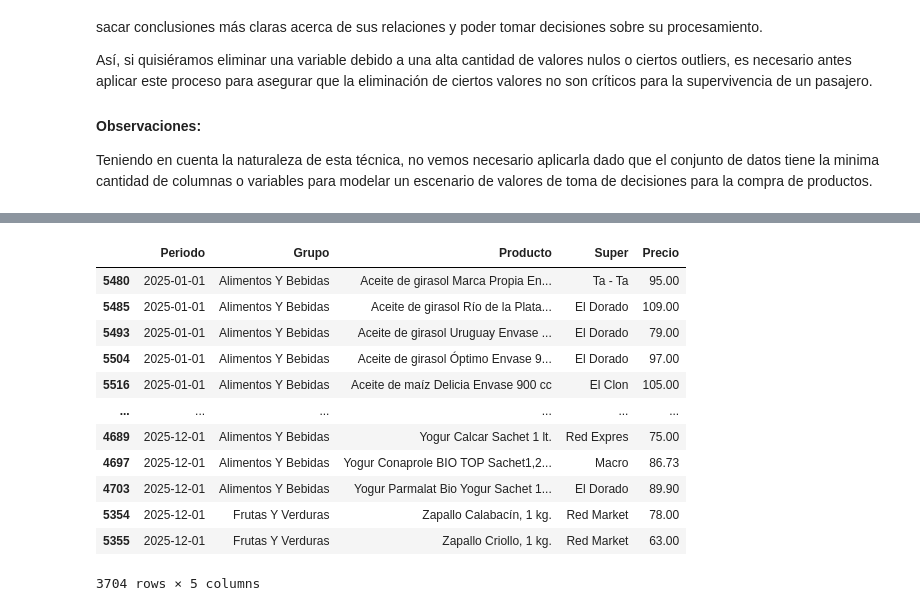
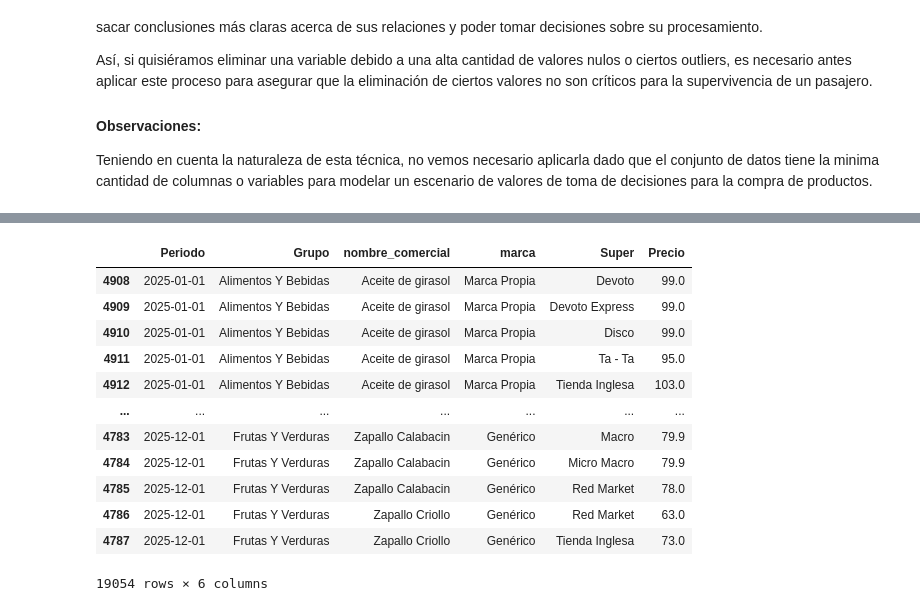
Before and after one commit to magnadata/ucu-python-4-data-analysis-project, a Jupyter notebook: notebooks/practice.ipynb, the cells around one changed output, grey strips where cells are left out. Saved outputs shown, nothing was run; the diff lists cells and outputs as text; code cells hidden in the pictures.

```diff
--- a/notebooks/practice.ipynb
+++ b/notebooks/practice.ipynb
@@ -479,3 +583,10 @@ df
 # df_unico_productos_precios_depurados.csv + mapa_productos_extraidos_canasta.csv
 
 df.to_csv("../data/processed/df_precios_depurado_enriquecido.csv", index=False, encoding="utf-8-sig", sep=";")
+# %%
+# restarurar el dataframe de precios depurado enriquecido
+df = pd.read_csv("../data/processed/df_precios_depurado_enriquecido.csv",sep=";",encoding="utf-8-sig")
+
+df['Periodo'] = pd.to_datetime(df['Periodo'], format="%Y-%m-%d", errors="raise")
+
+df.info()
@@ -646,32 +851,32 @@ plt.show()
 # %%
-# Ranking de productos
+# Listado de Ranking de precios de productos agrupados por grupo, nombre comercial, marca y comercio
 
 ranking_productos = df.copy()
 
 ranking_productos["ranking_precio"] = (
     ranking_productos
-    .groupby(["Periodo", "Producto"])["Precio"]
+    .groupby(["Periodo", "nombre_comercial", "marca", "Super"])["Precio"]
     .rank(method="dense", ascending=True)
 )
 
 productos_mas_baratos = ranking_productos[
     ranking_productos["ranking_precio"] == 1
-].sort_values(["Periodo", "Producto"])
+].sort_values(["Periodo", "nombre_comercial", "marca"])
 
 productos_mas_baratos[
-    ["Periodo", "Grupo", "Producto", "Super", "Precio"]
+    ["Periodo", "Grupo", "nombre_comercial", "marca", "Super","Precio"]
 ]
 # %% [output]
-|  | Periodo | Grupo | Producto | Super | Precio |
-| 5480 | 2025-01-01 | Alimentos Y Bebidas | Aceite de girasol Marca Propia En... | Ta - Ta | 95.00 |
-| 5485 | 2025-01-01 | Alimentos Y Bebidas | Aceite de girasol Río de la Plata... | El Dorado | 109.00 |
-| 5493 | 2025-01-01 | Alimentos Y Bebidas | Aceite de girasol Uruguay Envase ... | El Dorado | 79.00 |
-| 5504 | 2025-01-01 | Alimentos Y Bebidas | Aceite de girasol Óptimo Envase 9... | El Dorado | 97.00 |
-| 5516 | 2025-01-01 | Alimentos Y Bebidas | Aceite de maíz Delicia Envase 900 cc | El Clon | 105.00 |
-| ... | ... | ... | ... | ... | ... |
-| 4689 | 2025-12-01 | Alimentos Y Bebidas | Yogur Calcar Sachet 1 lt. | Red Expres | 75.00 |
-| 4697 | 2025-12-01 | Alimentos Y Bebidas | Yogur Conaprole BIO TOP Sachet1,2... | Macro | 86.73 |
-| 4703 | 2025-12-01 | Alimentos Y Bebidas | Yogur Parmalat Bio Yogur Sachet 1... | El Dorado | 89.90 |
-| 5354 | 2025-12-01 | Frutas Y Verduras | Zapallo Calabacín, 1 kg. | Red Market | 78.00 |
-| 5355 | 2025-12-01 | Frutas Y Verduras | Zapallo Criollo, 1 kg. | Red Market | 63.00 |
+|  | Periodo | Grupo | nombre_comercial | marca | Super | Precio |
+| 4908 | 2025-01-01 | Alimentos Y Bebidas | Aceite de girasol | Marca Propia | Devoto | 99.0 |
+| 4909 | 2025-01-01 | Alimentos Y Bebidas | Aceite de girasol | Marca Propia | Devoto Express | 99.0 |
+| 4910 | 2025-01-01 | Alimentos Y Bebidas | Aceite de girasol | Marca Propia | Disco | 99.0 |
+| 4911 | 2025-01-01 | Alimentos Y Bebidas | Aceite de girasol | Marca Propia | Ta - Ta | 95.0 |
+| 4912 | 2025-01-01 | Alimentos Y Bebidas | Aceite de girasol | Marca Propia | Tienda Inglesa | 103.0 |
+| ... | ... | ... | ... | ... | ... | ... |
+| 4783 | 2025-12-01 | Frutas Y Verduras | Zapallo Calabacin | Genérico | Macro | 79.9 |
+| 4784 | 2025-12-01 | Frutas Y Verduras | Zapallo Calabacin | Genérico | Micro Macro | 79.9 |
+| 4785 | 2025-12-01 | Frutas Y Verduras | Zapallo Calabacin | Genérico | Red Market | 78.0 |
+| 4786 | 2025-12-01 | Frutas Y Verduras | Zapallo Criollo | Genérico | Red Market | 63.0 |
+| 4787 | 2025-12-01 | Frutas Y Verduras | Zapallo Criollo | Genérico | Tienda Inglesa | 73.0 |
-3704 rows × 5 columns
+19054 rows × 6 columns
```
Also changed, not shown: parts of 46 cells of this notebook, 3 other files.
